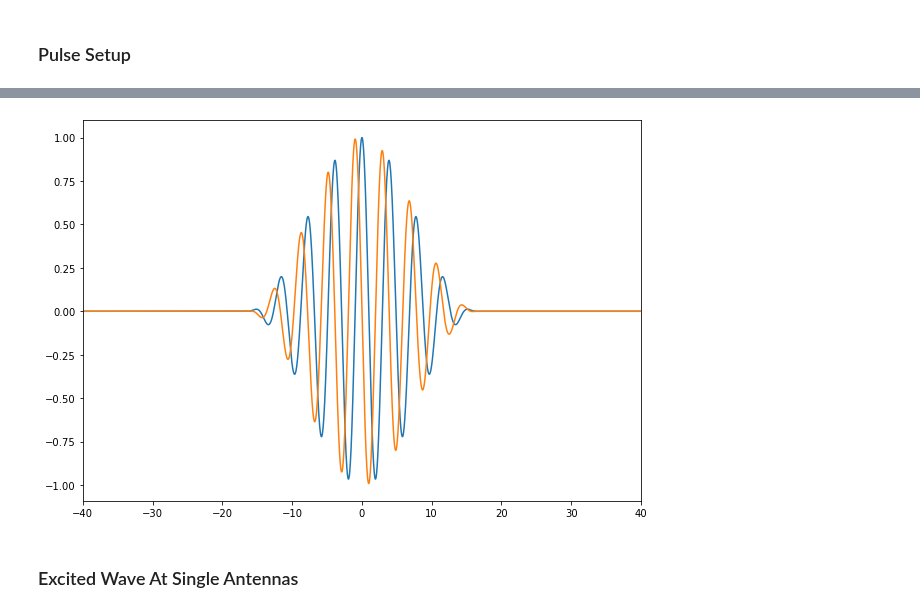
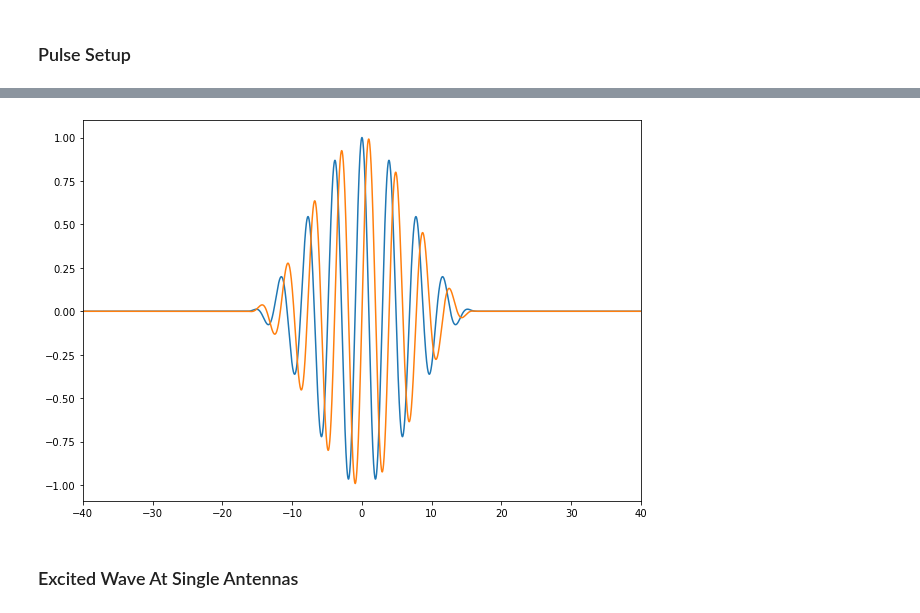
Before and after one commit to dkeathley/notes-to-self, a Jupyter notebook: _sources/NOTE-2022-11-27-coupled-oscillators/ipynb/note-coupled-electronic-oscillators.ipynb, the cells around one changed output, grey strips where cells are left out. Cells and saved outputs as stored; diff of their text form; code cells hidden in the pictures.

```diff
--- a/_sources/NOTE-2022-11-27-coupled-oscillators/ipynb/note-coupled-electronic-oscillators.ipynb
+++ b/_sources/NOTE-2022-11-27-coupled-oscillators/ipynb/note-coupled-electronic-oscillators.ipynb
@@ -299,35 +302,38 @@ eps0 = 8.85418782e-12*1e3 #permittivity of freespace in nm, fs units
 mu0 = 1.25663706e-6*1e9 #permeability of freespace in nm, fs units
 
 # -- Settings --
 
 #Time axis in femtoseconds
 t = np.linspace(-1000, 1000, 100000)
 
 #FWHM in fs
 fwhm = 12
 
 #Central wavelength in nm
 yc = 1170
 
+#Phase delay
+phaseDelay = -1*np.pi/2
+
 # ------------------------------
 
 # -- Calculations --
 fc = c/yc
 wc = 2*np.pi*fc
 
 #Incident pulses for each side:
 V1 = 1.0*pulses.cos2pulse(t, fwhm, wc, 0)['E']
-V2 = 1.0*pulses.cos2pulse(t, fwhm, wc, np.pi/2)['E']
+V2 = 1.0*pulses.cos2pulse(t, fwhm, wc, phaseDelay)['E']
 
 
 # -- Plots --
 fig = plt.figure()
 fig.set_size_inches(10, 7)
 
 plt.plot(t, V1, t, V2)
 plt.xlim(-40, 40);
 # %% [output]
-[figure, old version]
+[figure, new version]
 # %% [markdown]
 ### Excited Wave At Single Antennas
 # %% [markdown]
```
Also changed, not shown: parts of 9 cells of this notebook, 9 other files.
